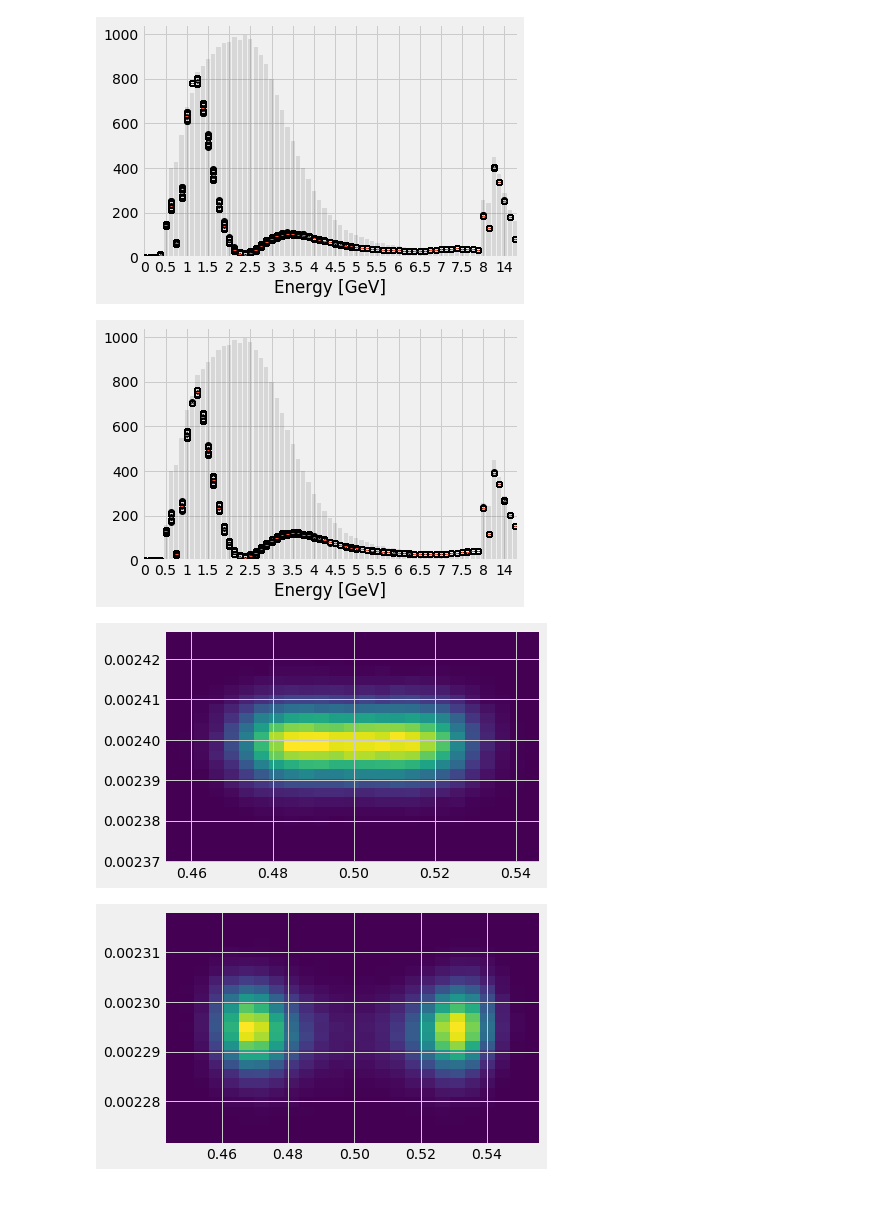
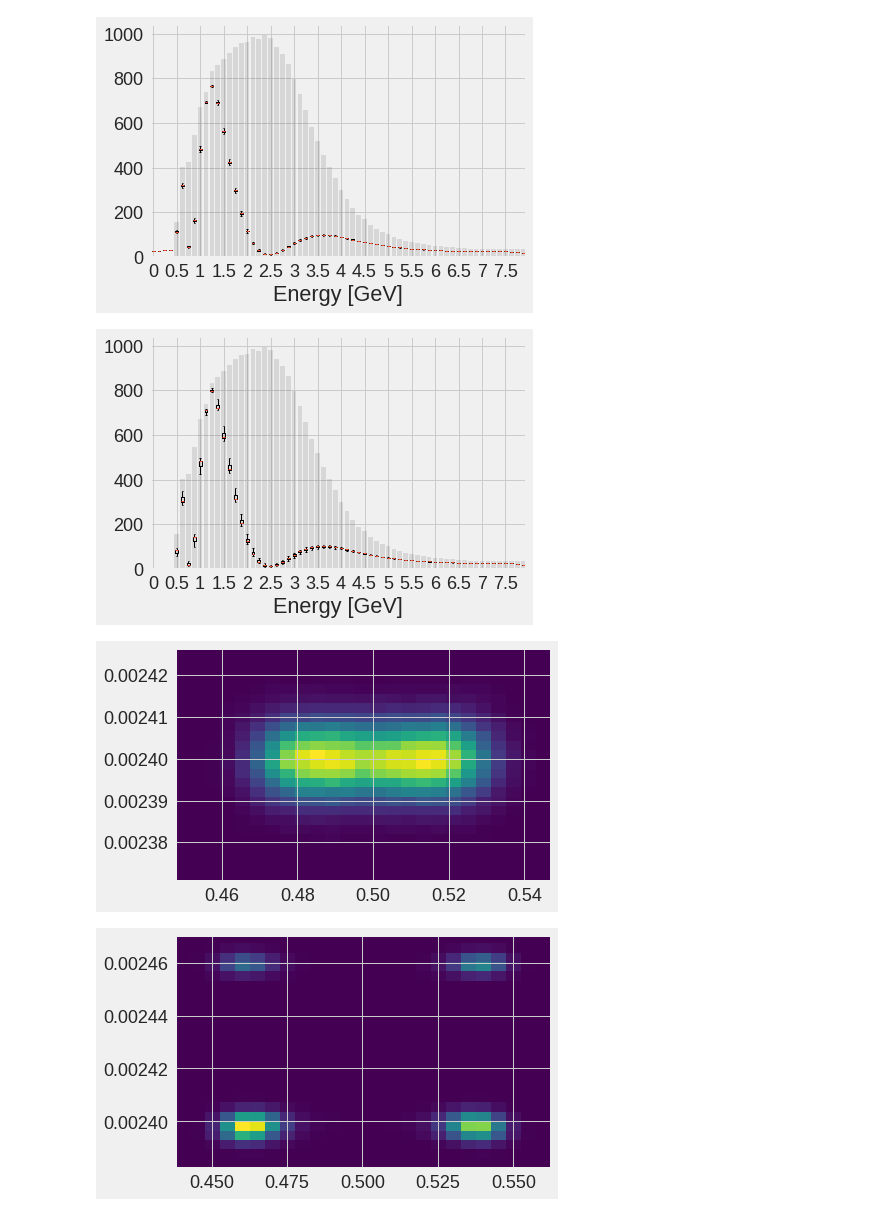
Before and after one commit to mibass/psNu, a Jupyter notebook: Binned.ipynb, the cells around one changed output. Drawn from its saved outputs; the diff is of its cells as text; code cells hidden in the pictures.

Commit message:
Adding new analytical smearing and switched Binned over to it. Removed upper (variable) bins in Binned.

```diff
--- a/Binned.ipynb
+++ b/Binned.ipynb
@@ -11,6 +11,11 @@ import seaborn as sns
 import numpy as np
 from math import *
 mpl.style.use('fivethirtyeight')
+mpl.rc('font', size=18)
+mpl.rc('axes', titlesize=18)
+mpl.rc('legend', fontsize=18)
+mpl.rc('xtick', labelsize=18)
+mpl.rc('ytick', labelsize=18)
 
 
 nu_code = """
@@ -88,18 +93,19 @@ model {
 #          'ynd':ynd,
 #          'ttheta':0.7854, 'tdm':2.4e-3, 'Sa':smearingA.tolist(), 'Sb':smearingB.tolist()}
 
-Ebins=[0,0.125,0.25,0.375,0.5,0.625,0.75,0.875,1,1.125,1.25,1.375,1.5,1.625,1.75,1.875,2,2.125,2.25,2.375,2.5,2.625,2.75,2.875,3,3.125,3.25,3.375,3.5,3.625,3.75,3.875,4,4.125,4.25,4.375,4.5,4.625,4.75,4.875,5,5.125,5.25,5.375,5.5,5.625,5.75,5.875,6,6.125,6.25,6.375,6.5,6.625,6.75,6.875,7,7.125,7.25,7.375,7.5,7.625,7.75,7.875,8,9,10,12,14,16,18,20]
-ynd=[1e-9,0.0186176,0.0865335,0.735213,156.83,401.622,425.576,547.128,671.816,737.864,831.819,859.423,888.056,911.318,940.432,958.79,963.343,985.975,974.608,995.774,979.917,941.153,907.552,865.736,797.247,729.36,659.869,582.71,519.115,455.485,401.686,351.107,297.258,258.408,220.897,188.965,167.309,143.047,122.778,109.995,100.715,89.8686,80.9079,71.9916,65.7639,62.5326,55.6679,52.9838,48.7261,46.6036,43.136,42.8935,41.0557,38.3422,37.0935,36.9174,36.254,35.7731,34.8589,34.7187,33.8421,34.8576,33.4684,33.24,256.508,241.86,447.796,374.344,289.229,210.5,161.397]
-smearingA=st.smearingA(Ebins,0.05)
-smearingB=st.smearingB(Ebins,0.05,0.05)
-#smearingB=st.smearingA(Ebins,0.05)
+Ebins=[0,0.125,0.25,0.375,0.5,0.625,0.75,0.875,1,1.125,1.25,1.375,1.5,1.625,1.75,1.875,2,2.125,2.25,2.375,2.5,2.625,2.75,2.875,3,3.125,3.25,3.375,3.5,3.625,3.75,3.875,4,4.125,4.25,4.375,4.5,4.625,4.75,4.875,5,5.125,5.25,5.375,5.5,5.625,5.75,5.875,6,6.125,6.25,6.375,6.5,6.625,6.75,6.875,7,7.125,7.25,7.375,7.5,7.625,7.75,7.875,8]
+ynd=[1e-9,0.0186176,0.0865335,0.735213,156.83,401.622,425.576,547.128,671.816,737.864,831.819,859.423,888.056,911.318,940.432,958.79,963.343,985.975,974.608,995.774,979.917,941.153,907.552,865.736,797.247,729.36,659.869,582.71,519.115,455.485,401.686,351.107,297.258,258.408,220.897,188.965,167.309,143.047,122.778,109.995,100.715,89.8686,80.9079,71.9916,65.7639,62.5326,55.6679,52.9838,48.7261,46.6036,43.136,42.8935,41.0557,38.3422,37.0935,36.9174,36.254,35.7731,34.8589,34.7187,33.8421,34.8576,33.4684,33.24]
+#smearingA=st.smearingA(Ebins,0.05)
+#smearingB=st.smearingB(Ebins,0.05,0.05)
+smearingA=st.asmearing(Ebins,0.05,0.)
+smearingB=st.asmearing(Ebins,0.05,0.01)
 
-nu_datAA = {'L':1300, 'Nbins':71,
+nu_datAA = {'L':1300, 'Nbins':len(ynd),
           'Ebins':Ebins,
           'ynd':ynd,
           'ttheta':0.7854, 'tdm':2.4e-3, 'Sa':smearingB.tolist(), 'Sb':smearingB.tolist()}
 
-nu_datAB = {'L':1300, 'Nbins':71,
+nu_datAB = {'L':1300, 'Nbins':len(ynd),
           'Ebins':Ebins,
           'ynd':ynd,
           'ttheta':0.7854, 'tdm':2.4e-3, 'Sa':smearingB.tolist(), 'Sb':smearingA.tolist()}
@@ -132,16 +138,16 @@ plt.setp(axes, xticks=range(len(ynd))[0::4], xticklabels=Ebins[0::4])
 plt.xlabel('Energy [GeV]')
 plt.show()
 # %% [output]
-[figure, old version]
+[figure, new version]
-[figure, old version]
+[figure, new version]
 # %%
-countsA,ybinsA,xbinsA,imageA=plt.hist2d([pow(sin(t),2) for t in fitA['theta']],fitA['dm'], bins=25, normed=True)
+countsA,ybinsA,xbinsA,imageA=plt.hist2d([pow(sin(t),2) for t in fitA['theta']],fitA['dm'], bins=25, normed=True, cmap='viridis')
 plt.show()
-countsB,ybinsB,xbinsB,imageB=plt.hist2d([pow(sin(t),2) for t in fitB['theta']],fitB['dm'], bins=25, normed=True)
+countsB,ybinsB,xbinsB,imageB=plt.hist2d([pow(sin(t),2) for t in fitB['theta']],fitB['dm'], bins=25, normed=True, cmap='viridis')
 plt.show()
 # %% [output]
-[figure, old version]
+[figure, new version]
-[figure, old version]
+[figure, new version]
 # %%
 plt.ylabel('$\Delta m^2$ [eV$^2$]')
 plt.xlabel('sin$^2$($\\theta$)')
```
Also changed, not shown: parts of 3 cells of this notebook, 2 other files.
